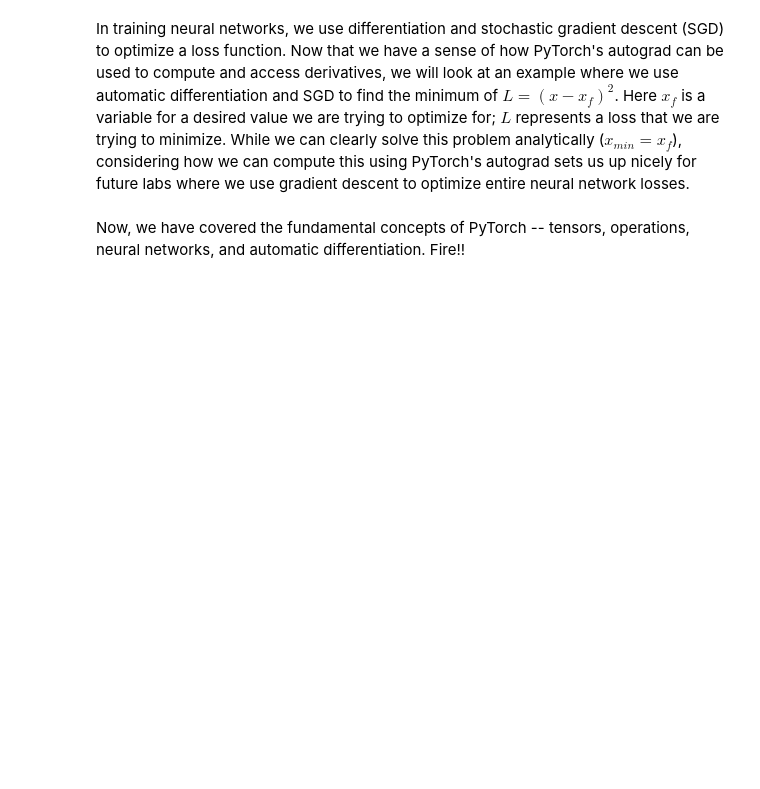
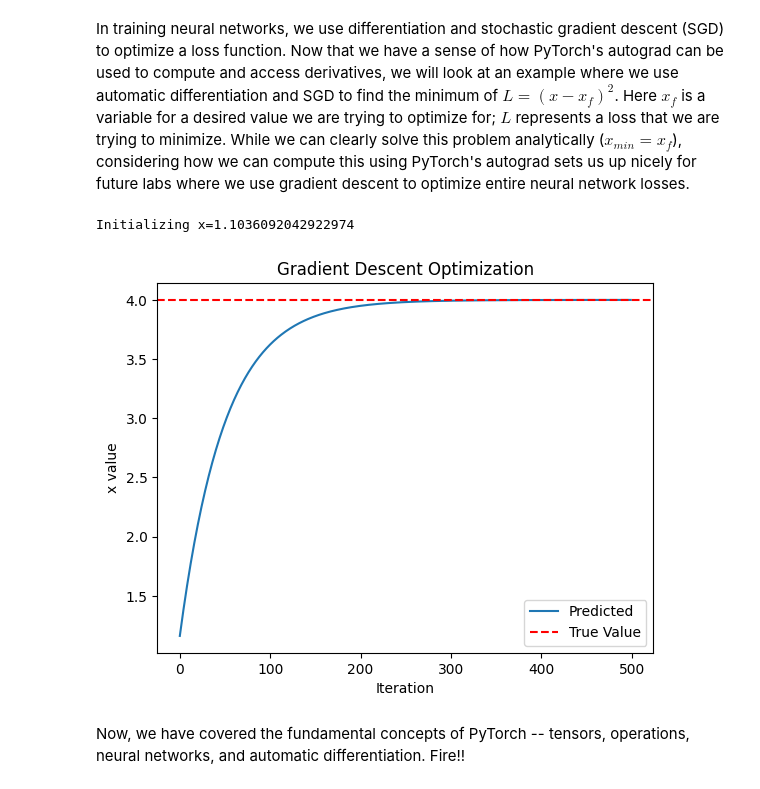
Before and after one commit to waseemnabi08/mit_introtodeeplearning, a Jupyter notebook: lab1/PT_Part1_Intro.ipynb, the cells around one changed output. Cells and saved outputs as stored; diff of their text form; code cells hidden in the pictures; blank space fills up the shorter version.

```diff
--- a/lab1/PT_Part1_Intro.ipynb
+++ b/lab1/PT_Part1_Intro.ipynb
@@ -339,39 +337,39 @@ dy_dx of y=x^2 at x=3.0 is:  tensor(6.)
 # %% [markdown]
 In training neural networks, we use differentiation and stochastic gradient descent (SGD) to optimize a loss function. Now that we have a sense of how PyTorch's autograd can be used to compute and access derivatives, we will look at an example where we use automatic differentiation and SGD to find the minimum of $ L=(x-x_f)^2 $. Here $x_f$ is a variable for a desired value we are trying to optimize for; $L$ represents a loss that we are trying to minimize. While we can clearly solve this problem analytically ($ x_{min}=x_f $), considering how we can compute this using PyTorch's autograd sets us up nicely for future labs where we use gradient descent to optimize entire neural network losses.
 # %%
-### Function minimization with autograd and gradient descent ###
+import torch
+import matplotlib.pyplot as plt
 
-# Initialize a random value for our intial x
-x = torch.randn(1)
+# Initialize a random value for our initial x
+x = torch.randn(1, requires_grad=True)  # Requires grad to compute derivatives
 print(f"Initializing x={x.item()}")
 
 learning_rate = 1e-2  # Learning rate
 history = []
 x_f = 4  # Target value
 
+# Gradient Descent Loop
+for i in range(500):
+    loss = (x - x_f) ** 2  # Compute loss
 
-# We will run gradient descent for a number of iterations. At each iteration, we compute the loss,
-#   compute the derivative of the loss with respect to x, and perform the update.
-for i in range(500):
-    x = torch.tensor([x], requires_grad=True)
+    loss.backward()  # Compute gradient
 
-    # TODO: Compute the loss as the square of the difference between x and x_f
-    loss = # TODO
+    with torch.no_grad():  # Prevent tracking gradient updates
+        x -= learning_rate * x.grad  # Update x using gradient descent
+        x.grad.zero_()  # Reset gradients to prevent accumulation
 
-    # Backpropagate through the loss to compute gradients
-    loss.backward()
-
-    # Update x with gradient descent
-    x = x.item() - learning_rate * x.grad
-
-    history.append(x.item())
+    history.append(x.item())  # Store x value for plotting
 
 # Plot the evolution of x as we optimize toward x_f!
-plt.plot(history)
-plt.plot([0, 500], [x_f, x_f])
-plt.legend(('Predicted', 'True'))
+plt.plot(history, label="Predicted")
+plt.axhline(y=x_f, color='r', linestyle='--', label="True Value")
+plt.legend()
 plt.xlabel('Iteration')
 plt.ylabel('x value')
+plt.title("Gradient Descent Optimization")
 plt.show()
+# %% [output]
+Initializing x=1.1036092042922974
+[figure, added]
 # %% [markdown]
 Now, we have covered the fundamental concepts of PyTorch -- tensors, operations, neural networks, and automatic differentiation. Fire!!
```
Also changed, not shown: parts of 1 cell of this notebook.
